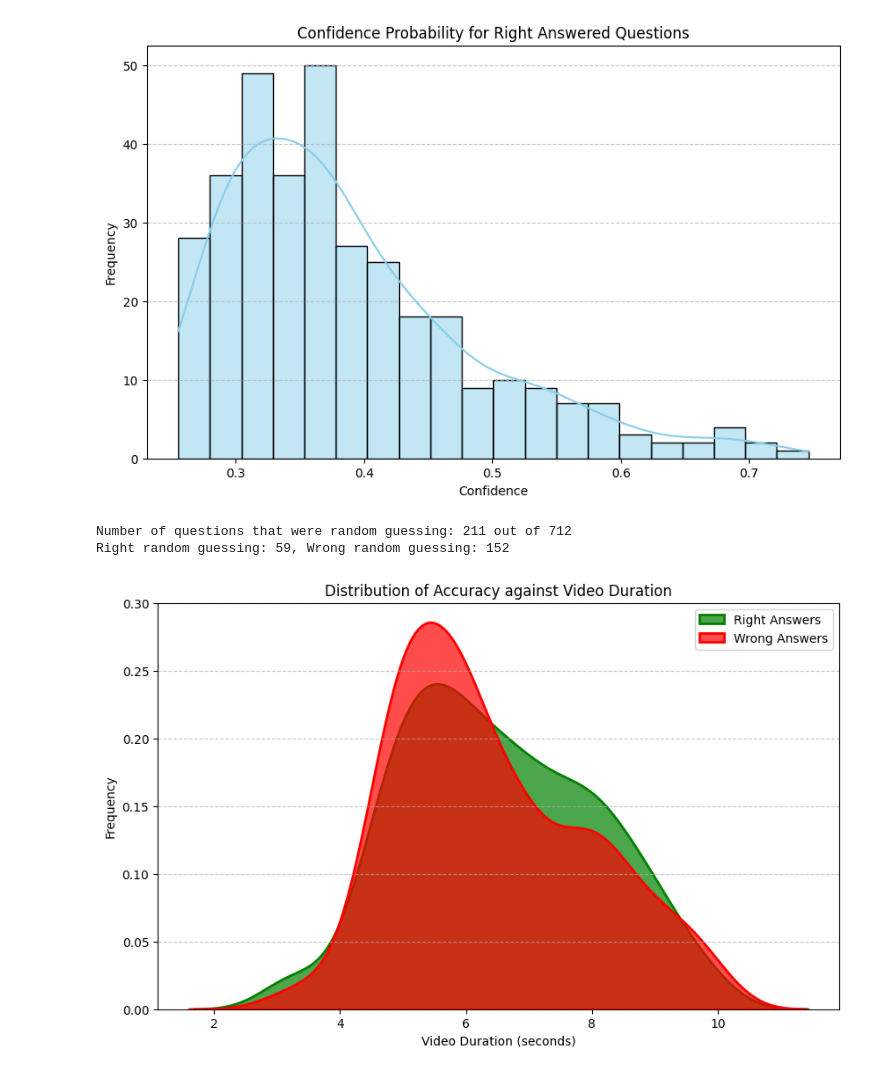
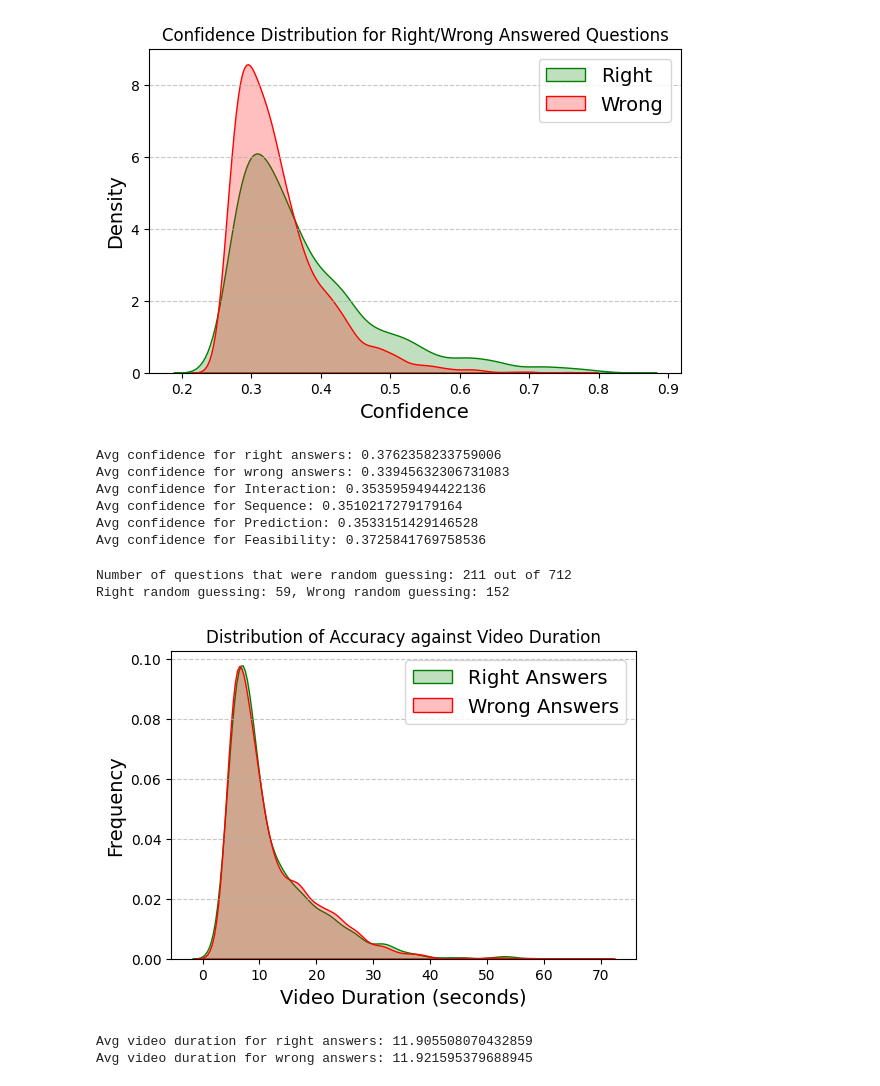
Before and after one commit to guanwei-wu/STAR_Benchmark, a Jupyter notebook: analysis/error_analysis.ipynb, the cells around one changed output. Drawn from its saved outputs; the diff is of its cells as text; code cells hidden in the pictures.

Commit message:
add more metrics for error analysis

```diff
--- a/analysis/error_analysis.ipynb
+++ b/analysis/error_analysis.ipynb
@@ -78,7 +80,7 @@ def display_metrics(metrics: Dict[str, Dict[str, Any]]):
             print(f"    {category}: {values['accuracy']:.2%} ({values['correct']}/{values['total']})")
         print()
 # %%
-file_paths = ["/home/gdhanuka/STAR_Benchmark/analysis/dummy_results.jsonl"]
+file_paths = ["/home/gdhanuka/STAR_Benchmark/analysis/results/video_llava_4_frames_results.jsonl"]
 metrics = analyze_files(file_paths)
 display_metrics(metrics)
 # %% [output]
@@ -113,23 +116,48 @@ plt.show()
 # %%
 # Extract confidence probabilities for rightly answered questions
 right_confidences = []
+wrong_confidences = []
+
+category_confidences = defaultdict(list)
 
 for file_path, file_metrics in metrics.items():
     data = load_jsonl(file_path)
     for entry in data:
+        confidences = entry["confidence"]
         if entry["pred_ans_idx"] == entry["true_index"]:
-            right_confidences.append(max(entry["confidence"]))
+            right_confidences.append(max(confidences))
+        else:
+            wrong_confidences.append(max(confidences))
+        category_confidences[entry["category"]].append(max(confidences))
 
 # Plot the confidence probabilities
-plt.figure(figsize=(10, 6))
-sns.histplot(right_confidences, bins=20, color='skyblue', edgecolor='black', kde=True)
-plt.title('Confidence Probability for Right Answered Questions')
-plt.xlabel('Confidence')
-plt.ylabel('Frequency')
+plt.figure(figsize=(6, 4))
+# sns.histplot(right_confidences, bins=20, color='skyblue', edgecolor='black', kde=True)
+sns.kdeplot(right_confidences, color='green', fill=True)
+sns.kdeplot(wrong_confidences, color='red', fill=True)
+plt.legend(['Right', 'Wrong'], fontsize=14)
+plt.title('Confidence Distribution for Right/Wrong Answered Questions')
+# plt.xlabel('Confidence')
+# plt.ylabel('Density')
 plt.grid(axis='y', linestyle='--', alpha=0.7)
+plt.tight_layout()
+plt.xlabel('Confidence', fontsize=14)
+plt.ylabel('Density', fontsize=14)
 plt.show()
+
+print("Avg confidence for right answers:", sum(right_confidences) / len(right_confidences))
+print("Avg confidence for wrong answers:", sum(wrong_confidences) / len(wrong_confidences))
+
+for category, confidences in category_confidences.items():
+    print(f"Avg confidence for {category}:", sum(confidences) / len(confidences))
 # %% [output]
-[figure, old version]
+[figure, new version]
+Avg confidence for right answers: 0.3762358233759006
+Avg confidence for wrong answers: 0.33945632306731083
+Avg confidence for Interaction: 0.3535959494422136
+Avg confidence for Sequence: 0.3510217279179164
+Avg confidence for Prediction: 0.3533151429146528
+Avg confidence for Feasibility: 0.3725841769758536
 # %%
 # find number of questions that were random guessing, i.e. difference between highest confidence and lowest confidence is less than guess_threshold (0.1)
 guess_threshold = 0.1
@@ -164,17 +192,22 @@ for file_path, file_metrics in metrics.items():
             video_duration_wrong.append(video_duration)
 
 # Plot the distribution
-plt.figure(figsize=(10, 6))
+plt.figure(figsize=(6, 4))
 # sns.histplot(video_duration_right, bins=20, color='green', edgecolor='black', kde=True, label='Right Answers')
 # sns.histplot(video_duration_wrong, bins=20, color='red', edgecolor='black', kde=True, label='Wrong Answers')
-sns.kdeplot(video_duration_right, color='green', label='Right Answers', linewidth=2, alpha=0.7, fill=True)
-sns.kdeplot(video_duration_wrong, color='red', label='Wrong Answers', linewidth=2, alpha=0.7, fill=True)
+sns.kdeplot(video_duration_right, color='green', label='Right Answers', fill=True)
+sns.kdeplot(video_duration_wrong, color='red', label='Wrong Answers', fill=True)
 plt.title('Distribution of Accuracy against Video Duration')
-plt.xlabel('Video Duration (seconds)')
-plt.ylabel('Frequency')
-plt.legend()
+plt.xlabel('Video Duration (seconds)', fontsize=14)
+plt.ylabel('Frequency', fontsize=14)
+plt.legend(fontsize=14)
 plt.grid(axis='y', linestyle='--', alpha=0.7)
 plt.show()
+
+print("Avg video duration for right answers:", sum(video_duration_right) / len(video_duration_right))
+print("Avg video duration for wrong answers:", sum(video_duration_wrong) / len(video_duration_wrong))
 # %% [output]
-[figure, old version]
+[figure, new version]
+Avg video duration for right answers: 11.905508070432859
+Avg video duration for wrong answers: 11.921595379688945
 # %%
```
Also changed, not shown: parts of 8 cells of this notebook.
